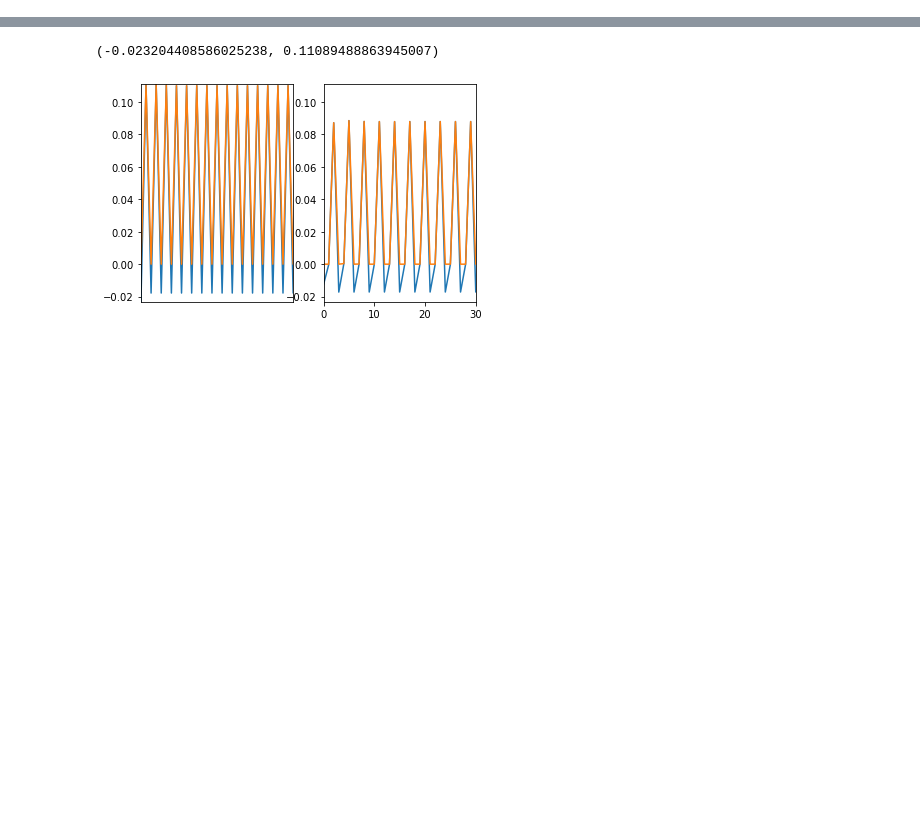
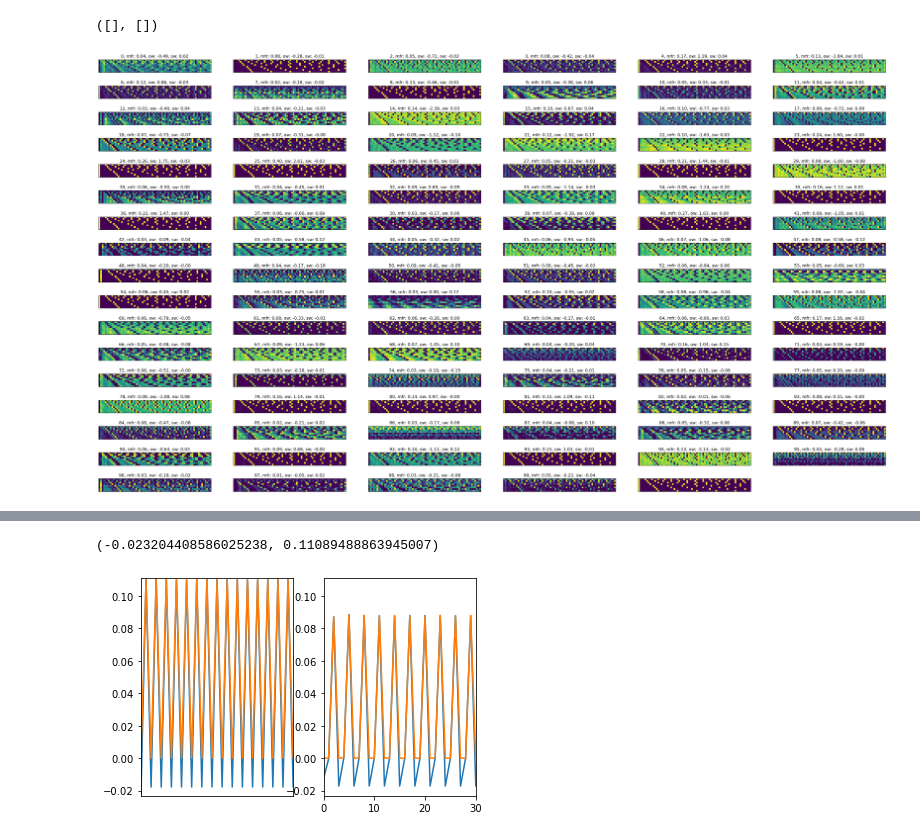
Before and after one commit to WilburDoz/Periodic_RNNs, a Jupyter notebook: Periodic_RNNs/James_Network/Oscillator_Plotter.ipynb, the cells around one changed output, grey strips where cells are left out. Cells and saved outputs as stored; diff of their text form; code cells hidden in the pictures; blank space fills up the shorter version.

```diff
--- a/Periodic_RNNs/James_Network/Oscillator_Plotter.ipynb
+++ b/Periodic_RNNs/James_Network/Oscillator_Plotter.ipynb
@@ -61,3 +68,35 @@ for sample in range(params.model.batch_size):
+# %%
+targets = input_dict.outputs.detach().numpy()
+target_time = 200
+time_length = 70
+freqs = params.data.freqs
+
+hid = np.zeros([time_length, len(freqs), model.par.h_size])
+out = np.zeros([time_length, len(freqs)])
+for (freq_ind, freq) in enumerate(freqs):
+    out_spike_times = np.where(targets[:,freq_ind] != 0)[0]
+    start_time = out_spike_times[np.argmin(np.abs(out_spike_times - target_time))]
+
+    hid[:,freq_ind] = hidden[start_time:start_time+time_length,freq_ind,:]
+    out[:,freq_ind] = output[start_time:start_time+time_length,freq_ind]
+
+columns = 6
+rows = int(np.ceil((model.par.h_size+1)/3))
+plt.figure(figsize = (40,rows*len(freqs)/6))
+for neuron in range(model.par.h_size):
+    plt.subplot(rows, columns, neuron+1)
+    plt.imshow(hid[:, :, neuron].T)
+    plt.title(f'{neuron}, mfr: {np.max(hid[:, :, neuron]):.2f}, ow: {out_weights[neuron]:.2f}, sw: {hidden_weights[neuron, neuron]:.2f}')
+    plt.xticks([])
+    plt.yticks([])
+
+plt.subplot(rows, columns, model.par.h_size+1)
+plt.imshow(out.T)
+plt.xticks([])
+plt.yticks([])
+# %% [output]
+([], [])
+[figure, added]
 # %%
 plt.figure(figsize = (20,20))
 columns = 6
```
Also changed, not shown: parts of 7 cells of this notebook.
